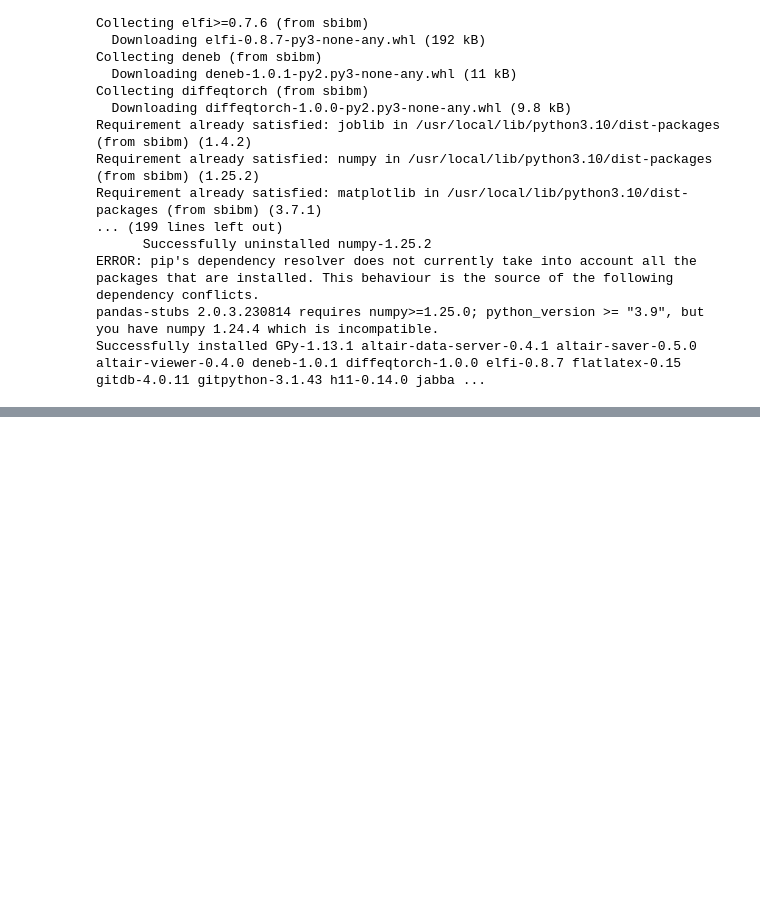
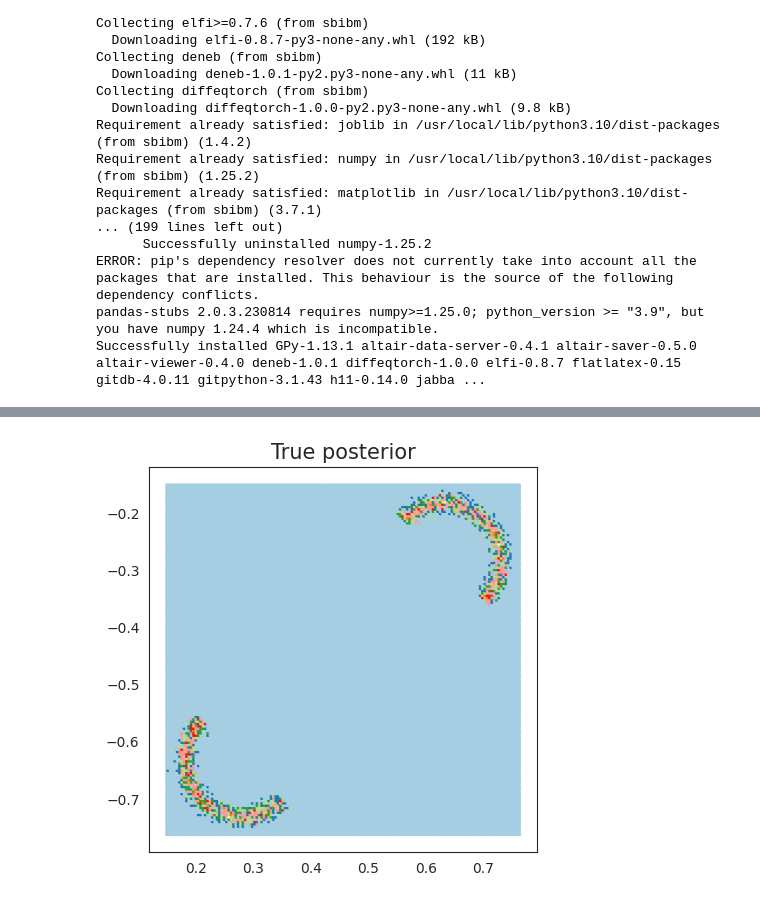
Before and after one commit to anirbanc96/ECMMD-CondTwoSamp, a Jupyter notebook: Two-Moons/Two_Moons_True_Posterior.ipynb, the cells around one changed output, grey strips where cells are left out. Drawn from its saved outputs; the diff is of its cells as text; code cells hidden in the pictures; blank space fills up the shorter version.

```diff
--- a/Two-Moons/Two_Moons_True_Posterior.ipynb
+++ b/Two-Moons/Two_Moons_True_Posterior.ipynb
@@ -40,0 +41,15 @@ with sns.axes_style("white"):
+# %%
+reference = task.get_reference_posterior_samples(num_observation = 3)
+# %%
+with sns.axes_style("white"):
+    fig = plt.figure(figsize=(5,5))
+    plt.title("True posterior", fontsize=15)
+    plt.hexbin(reference[:,0], reference[:,1], gridsize=(150,150), cmap="Paired", rasterized=True)
+    # plt.hist2d(reference[:,0], reference[:,1], bins=100, cmap="viridis", rasterized=True)
+    # plt.axis("off")
+    # plt.yticks([])
+    # plt.xticks([])
+    # plt.scatter(reference[:, 0], reference[:, 1], s = 0.5, alpha = 0.5)
+    fig.savefig("reference_posterior3.pdf", transparent=True)
+# %% [output]
+[figure, added]
```
Also changed, not shown: parts of 1 cell of this notebook, 2 other files.
